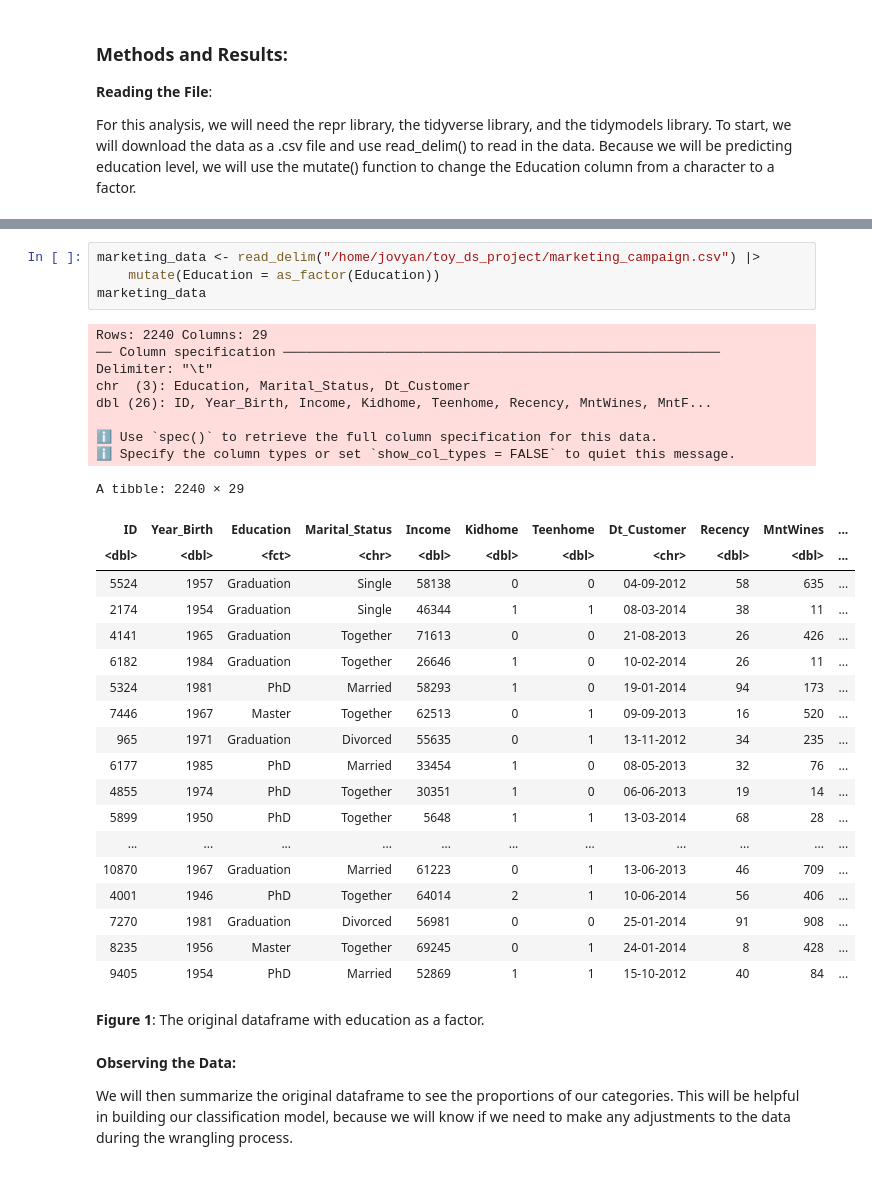
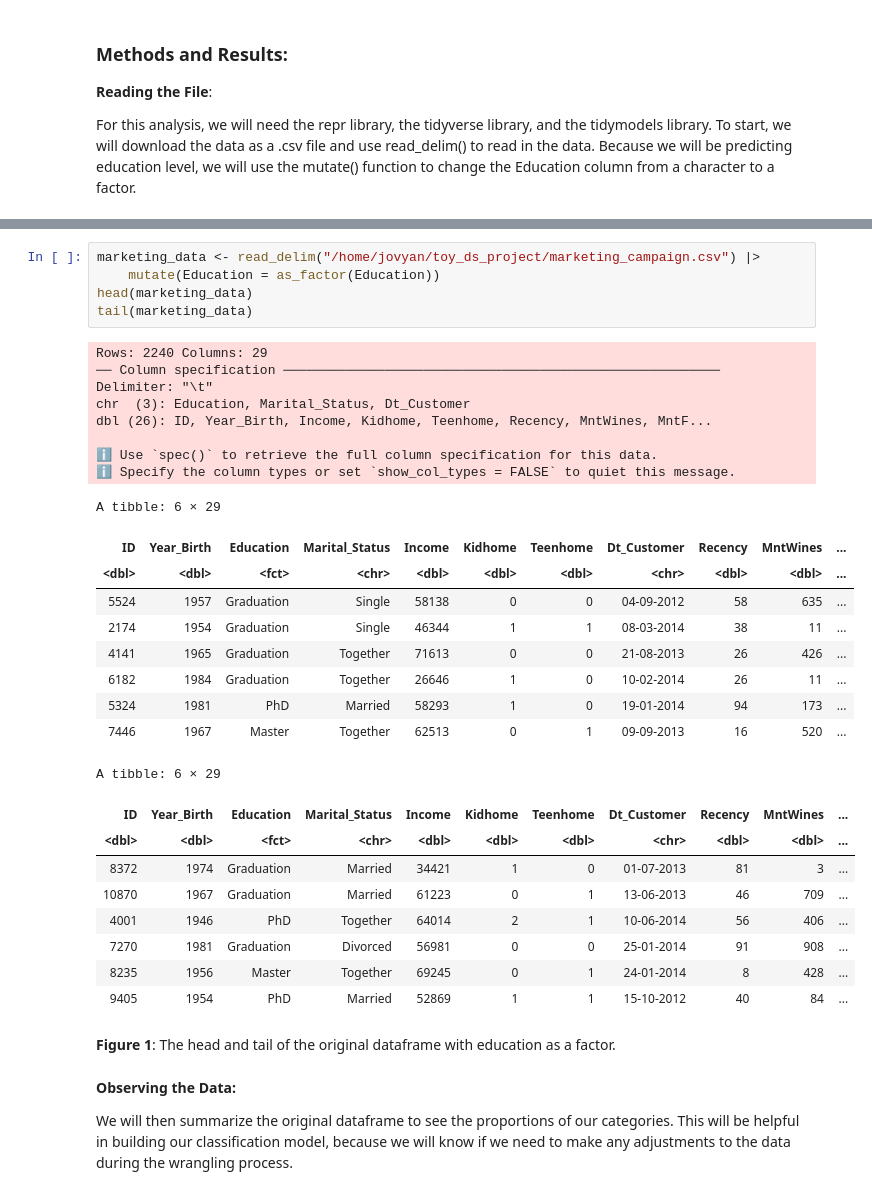
Before and after one commit to jansm04/toy_ds_project, a Jupyter notebook: MarketingCampaign.ipynb, the cells around one changed output, grey strips where cells are left out. Saved outputs shown, nothing was run; the diff lists cells and outputs as text.

```diff
--- a/MarketingCampaign.ipynb
+++ b/MarketingCampaign.ipynb
@@ -22,37 +40,37 @@ library(tidymodels)
 # %%
 marketing_data <- read_delim("/home/jovyan/toy_ds_project/marketing_campaign.csv") |>
     mutate(Education = as_factor(Education))
-marketing_data
+head(marketing_data)
+tail(marketing_data)
 # %% [output]
 Rows: 2240 Columns: 29
 ── Column specification ────────────────────────────────────────────────────────
 Delimiter: "\t"
 chr  (3): Education, Marital_Status, Dt_Customer
 dbl (26): ID, Year_Birth, Income, Kidhome, Teenhome, Recency, MntWines, MntF...
 
 ℹ Use `spec()` to retrieve the full column specification for this data.
 ℹ Specify the column types or set `show_col_types = FALSE` to quiet this message.
-A tibble: 2240 × 29
+A tibble: 6 × 29
 | ID | Year_Birth | Education | Marital_Status | Income | Kidhome | Teenhome | Dt_Customer | Recency | MntWines | ... |
 | <dbl> | <dbl> | <fct> | <chr> | <dbl> | <dbl> | <dbl> | <chr> | <dbl> | <dbl> | ... |
 | 5524 | 1957 | Graduation | Single | 58138 | 0 | 0 | 04-09-2012 | 58 | 635 | ... |
 | 2174 | 1954 | Graduation | Single | 46344 | 1 | 1 | 08-03-2014 | 38 | 11 | ... |
 | 4141 | 1965 | Graduation | Together | 71613 | 0 | 0 | 21-08-2013 | 26 | 426 | ... |
 | 6182 | 1984 | Graduation | Together | 26646 | 1 | 0 | 10-02-2014 | 26 | 11 | ... |
 | 5324 | 1981 | PhD | Married | 58293 | 1 | 0 | 19-01-2014 | 94 | 173 | ... |
 | 7446 | 1967 | Master | Together | 62513 | 0 | 1 | 09-09-2013 | 16 | 520 | ... |
-| 965 | 1971 | Graduation | Divorced | 55635 | 0 | 1 | 13-11-2012 | 34 | 235 | ... |
-| 6177 | 1985 | PhD | Married | 33454 | 1 | 0 | 08-05-2013 | 32 | 76 | ... |
-| 4855 | 1974 | PhD | Together | 30351 | 1 | 0 | 06-06-2013 | 19 | 14 | ... |
-| 5899 | 1950 | PhD | Together | 5648 | 1 | 1 | 13-03-2014 | 68 | 28 | ... |
-| ... | ... | ... | ... | ... | ... | ... | ... | ... | ... | ... |
-| 10870 | 1967 | Graduation | Married | 61223 | 0 | 1 | 13-06-2013 | 46 | 709 | ... |
-| 4001 | 1946 | PhD | Together | 64014 | 2 | 1 | 10-06-2014 | 56 | 406 | ... |
-| 7270 | 1981 | Graduation | Divorced | 56981 | 0 | 0 | 25-01-2014 | 91 | 908 | ... |
-| 8235 | 1956 | Master | Together | 69245 | 0 | 1 | 24-01-2014 | 8 | 428 | ... |
-| 9405 | 1954 | PhD | Married | 52869 | 1 | 1 | 15-10-2012 | 40 | 84 | ... |
+A tibble: 6 × 29
+| ID | Year_Birth | Education | Marital_Status | Income | Kidhome | Teenhome | Dt_Customer | Recency | MntWines | ... |
+| <dbl> | <dbl> | <fct> | <chr> | <dbl> | <dbl> | <dbl> | <chr> | <dbl> | <dbl> | ... |
+| 8372 | 1974 | Graduation | Married | 34421 | 1 | 0 | 01-07-2013 | 81 | 3 | ... |
+| 10870 | 1967 | Graduation | Married | 61223 | 0 | 1 | 13-06-2013 | 46 | 709 | ... |
+| 4001 | 1946 | PhD | Together | 64014 | 2 | 1 | 10-06-2014 | 56 | 406 | ... |
+| 7270 | 1981 | Graduation | Divorced | 56981 | 0 | 0 | 25-01-2014 | 91 | 908 | ... |
+| 8235 | 1956 | Master | Together | 69245 | 0 | 1 | 24-01-2014 | 8 | 428 | ... |
+| 9405 | 1954 | PhD | Married | 52869 | 1 | 1 | 15-10-2012 | 40 | 84 | ... |
 # %% [markdown]
-**Figure 1**: The original dataframe with education as a factor.
+**Figure 1**: The head and tail of the original dataframe with education as a factor.
 # %% [markdown]
 **Observing the Data:**
 
```
Also changed, not shown: parts of 4 cells of this notebook.
